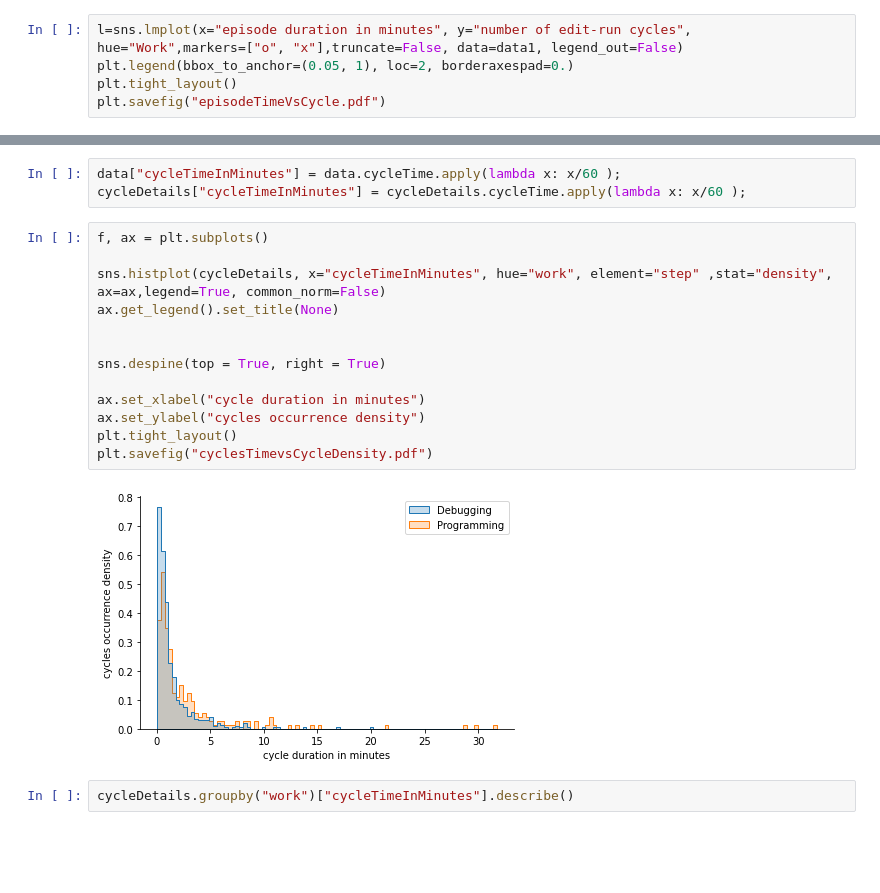
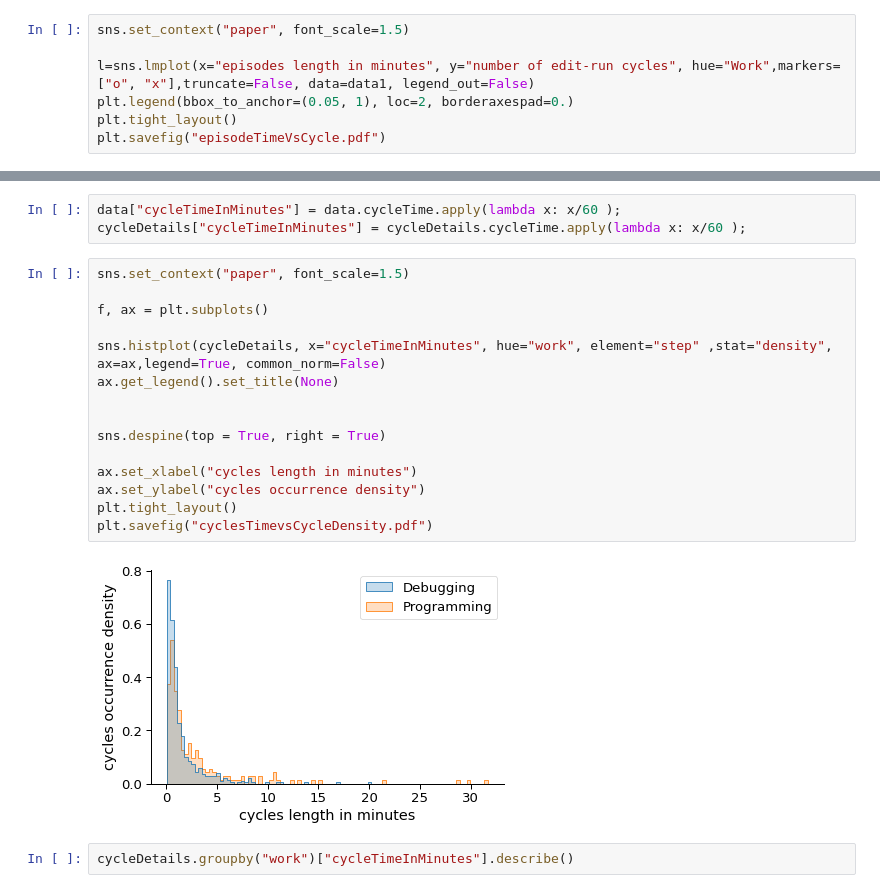
Before and after one commit to Alaboudi1/editRunCyclesAnalysis, a Jupyter notebook: RQs/RQ1/detailsCycles.ipynb, the cells around one changed output, grey strips where cells are left out. Drawn from its saved outputs; the diff is of its cells as text; blank space fills up the shorter version.

```diff
--- a/RQs/RQ1/detailsCycles.ipynb
+++ b/RQs/RQ1/detailsCycles.ipynb
@@ -18,6 +18,8 @@ data1["episode duration in minutes"] = data1["episode duration in seconds"].appl
 cycles["episode duration in minutes"] = cycles["episodeTime"].apply(lambda x: x/60 )
 # %%
-l=sns.lmplot(x="episode duration in minutes", y="number of edit-run cycles", hue="Work",markers=["o", "x"],truncate=False, data=data1, legend_out=False)
+sns.set_context("paper", font_scale=1.5)
+
+l=sns.lmplot(x="episodes length in minutes", y="number of edit-run cycles", hue="Work",markers=["o", "x"],truncate=False, data=data1, legend_out=False)
 plt.legend(bbox_to_anchor=(0.05, 1), loc=2, borderaxespad=0.)
 plt.tight_layout()
 plt.savefig("episodeTimeVsCycle.pdf")
@@ -96,20 +98,22 @@ sns.violinplot(data=data, x="work", y="activities", hue="work", multiple="stack"
 data["cycleTimeInMinutes"] = data.cycleTime.apply(lambda x: x/60 );
 cycleDetails["cycleTimeInMinutes"] = cycleDetails.cycleTime.apply(lambda x: x/60 );
 # %%
+sns.set_context("paper", font_scale=1.5)
+
 f, ax = plt.subplots()
 
 sns.histplot(cycleDetails, x="cycleTimeInMinutes", hue="work", element="step" ,stat="density",  ax=ax,legend=True, common_norm=False)
 ax.get_legend().set_title(None)
 
 
 sns.despine(top = True, right = True)
 
-ax.set_xlabel("cycle duration in minutes")
+ax.set_xlabel("cycles length in minutes")
 ax.set_ylabel("cycles occurrence density")
 plt.tight_layout()
 plt.savefig("cyclesTimevsCycleDensity.pdf")
 # %% [output]
-[figure, old version]
+[figure, new version]
 # %%
 cycleDetails.groupby("work")["cycleTimeInMinutes"].describe()
 # %% [output]
```
Also changed, not shown: parts of 7 cells of this notebook, 33 other files.
